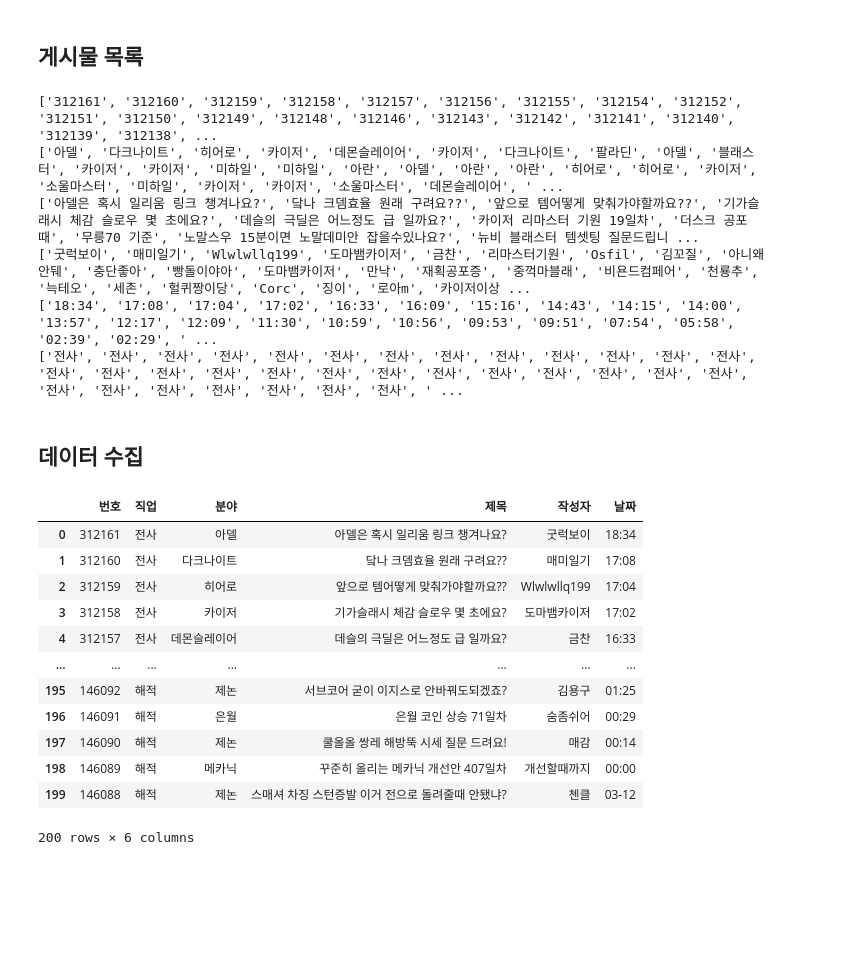
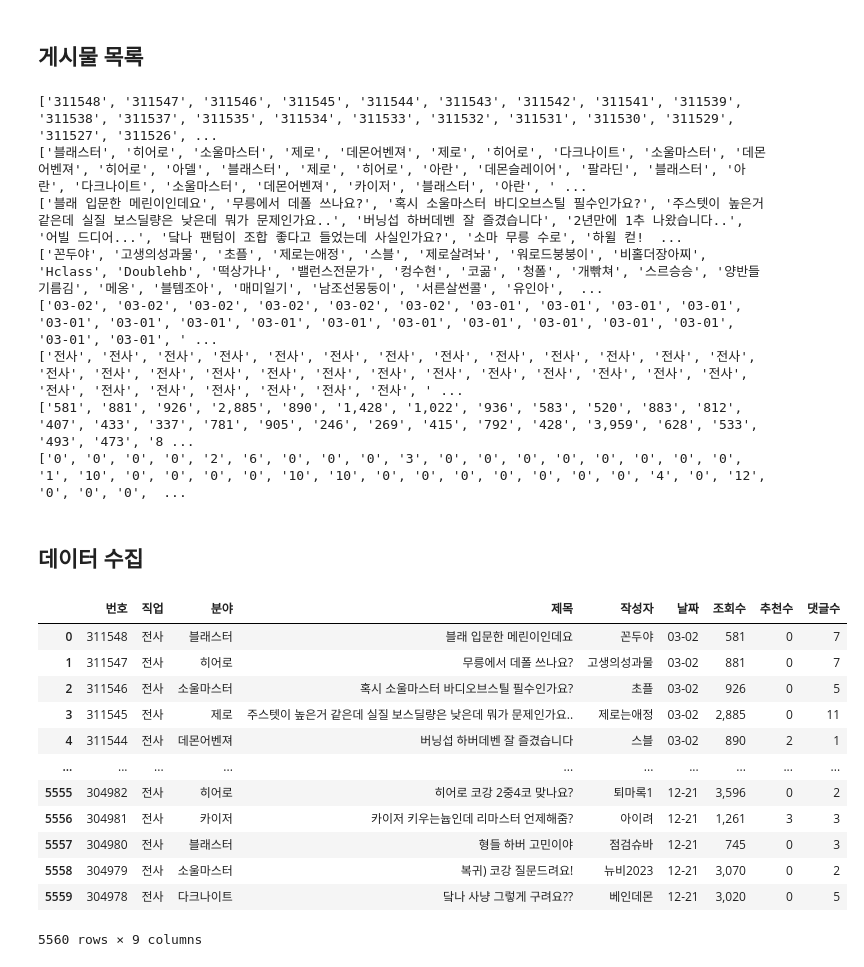
Before and after one commit to JaeHong-Park987/GAME_DATA, a Jupyter notebook: MapleStory/Inven 크롤링 .ipynb, the cells around one changed output. Drawn from its saved outputs; the diff is of its cells as text; code cells hidden in the pictures; blank space fills up the shorter version.

```diff
--- a/MapleStory/Inven 크롤링 .ipynb
+++ b/MapleStory/Inven 크롤링 .ipynb
@@ -62,18 +31,20 @@ pirate.text[1100:1200]
+# %%
+warrior_text = []
+
+for page_number in range(15, 154):
+    warrior = web_server_request(2294, page_number)
+    warrior_text.append(warrior.text)
 # %% [markdown]
 ## HTML 파싱
 # %%
-# 5개의 직업 서버 응답 텍스트 리스트 생성
-job_text = [warrior.text, wizard.text, archer.text, thief.text, pirate.text]
-
-# 파싱한 내용을 담을 리스트 생성
 soup_list = []
 
 # BeautifulSoup 함수로 HTML 문서 구조를 파싱
-for text in job_text:
+for text in warrior_text:
     soup = BeautifulSoup(text, 'html.parser')
     soup_list.append(soup)
     # 파싱한 내용을 담고 있는 객체의 자료형 확인
-    print(type(soup))
+    # print(type(soup))
 # %% [output]
 <class 'bs4.BeautifulSoup'>
 <class 'bs4.BeautifulSoup'>
@@ -85,7 +65,0 @@ for text in job_text:
-# %%
-for soup in soup_list:
-    # <span class="main">메이플스토리 인벤 전사 게시판</span>
-    # span 태그의 class 속성값을 활용하여 게시판 제목이 포함되어 있는 요소를 찾습니다.
-    board_title_tag = soup.find("span", attrs = {'class' : 'main'})
-    board_title = board_title_tag.get_text()
-    print("게시판 제목 : ",board_title)
@@ -104,6 +72,9 @@ post_title_list = []
 post_writer_list = []
 post_date_list = []
 job_list = []
+view_list = []
+reco_list = []
+comment_list = []
 
 for soup in soup_list:
     post_list_tag = soup.find("tbody")
@@ -129,6 +100,15 @@ for soup in soup_list:
         post_date = tr_tag.find("td", attrs = {'class' : 'date'}).get_text()
         post_date_list.append(post_date)
 
+        view = tr_tag.find("td", attrs = {'class' : 'view'}).get_text()
+        view_list.append(view)
+
+        reco = tr_tag.find("td", attrs = {'class' : 'reco'}).get_text()
+        reco_list.append(reco)
+
+        comment = tr_tag.find("span", attrs = {'class' : 'con-comment'}).get_text().strip("[""]")
+        comment_list.append(comment)
+
 
 print(post_num_list)
 print(post_category_list)
@@ -136,38 +116,46 @@ print(post_title_list)
 print(post_writer_list)
 print(post_date_list)
 print(job_list)
+print(view_list)
+print(reco_list)
+print(comment_list)
 # %% [output]
-['312161', '312160', '312159', '312158', '312157', '312156', '312155', '312154', '312152', '312151', '312150', '312149', '312148', '312146', '312143', '312142', '312141', '312140', '312139', '312138', ...
-['아델', '다크나이트', '히어로', '카이저', '데몬슬레이어', '카이저', '다크나이트', '팔라딘', '아델', '블래스터', '카이저', '카이저', '미하일', '미하일', '아란', '아델', '아란', '아란', '히어로', '히어로', '카이저', '소울마스터', '미하일', '카이저', '카이저', '소울마스터', '데몬슬레이어', ' ...
-['아델은 혹시 일리움 링크 챙겨나요?', '닼나 크뎀효율 원래 구려요??', '앞으로 템어떻게 맞춰가야할까요??', '기가슬래시 체감 슬로우 몇 초에요?', '데슬의 극딜은 어느정도 급 일까요?', '카이저 리마스터 기원 19일차', '더스크 공포때', '무릉70 기준', '노말스우 15분이면 노말데미안 잡을수있나요?', '뉴비 블래스터 템셋팅 질문드립니 ...
-['굿럭보이', '매미일기', 'Wlwlwllq199', '도마뱀카이저', '금찬', '리마스터기원', 'Osfil', '김꼬질', '아니왜안뒈', '충단좋아', '빵돌이야아', '도마뱀카이저', '만낙', '재획공포증', '중꺽마블래', '비욘드컴페어', '천룡추', '늑테오', '세존', '헐퀴짱이당', 'Corc', '징이', '로아m', '카이저이상 ...
-['18:34', '17:08', '17:04', '17:02', '16:33', '16:09', '15:16', '14:43', '14:15', '14:00', '13:57', '12:17', '12:09', '11:30', '10:59', '10:56', '09:53', '09:51', '07:54', '05:58', '02:39', '02:29', ' ...
+['311548', '311547', '311546', '311545', '311544', '311543', '311542', '311541', '311539', '311538', '311537', '311535', '311534', '311533', '311532', '311531', '311530', '311529', '311527', '311526', ...
+['블래스터', '히어로', '소울마스터', '제로', '데몬어벤져', '제로', '히어로', '다크나이트', '소울마스터', '데몬어벤져', '히어로', '아델', '블래스터', '제로', '히어로', '아란', '데몬슬레이어', '팔라딘', '블래스터', '아란', '다크나이트', '소울마스터', '데몬어벤져', '카이저', '블래스터', '아란', ' ...
+['블래 입문한 메린이인데요', '무릉에서 데폴 쓰나요?', '혹시 소울마스터 바디오브스틸 필수인가요?', '주스텟이 높은거 같은데 실질 보스딜량은 낮은데 뭐가 문제인가요..', '버닝섭 하버데벤 잘 즐겼습니다', '2년만에 1추 나왔습니다..', '어빌 드디어...', '닼나 팬텀이 조합 좋다고 들었는데 사실인가요?', '소마 무릉 수로', '하윌 컫!  ...
+['꼰두야', '고생의성과물', '초플', '제로는애정', '스블', '제로살려놔', '워로드붕붕이', '비홀더장아찌', 'Hclass', 'Doublehb', '떡상가나', '밸런스전문가', '컹수현', '코곪', '청폴', '개빢쳐', '스르승승', '양반들기름김', '메옹', '블템조아', '매미일기', '남조선몽둥이', '서른살썬콜', '유인아',  ...
+['03-02', '03-02', '03-02', '03-02', '03-02', '03-02', '03-01', '03-01', '03-01', '03-01', '03-01', '03-01', '03-01', '03-01', '03-01', '03-01', '03-01', '03-01', '03-01', '03-01', '03-01', '03-01', ' ...
 ['전사', '전사', '전사', '전사', '전사', '전사', '전사', '전사', '전사', '전사', '전사', '전사', '전사', '전사', '전사', '전사', '전사', '전사', '전사', '전사', '전사', '전사', '전사', '전사', '전사', '전사', '전사', '전사', '전사', '전사', '전사', '전사', '전사', ' ...
+['581', '881', '926', '2,885', '890', '1,428', '1,022', '936', '583', '520', '883', '812', '407', '433', '337', '781', '905', '246', '269', '415', '792', '428', '3,959', '628', '533', '493', '473', '8 ...
+['0', '0', '0', '0', '2', '6', '0', '0', '0', '3', '0', '0', '0', '0', '0', '0', '0', '0', '1', '10', '0', '0', '0', '0', '10', '10', '0', '0', '0', '0', '0', '0', '0', '4', '0', '12', '0', '0', '0',  ...
 # %% [markdown]
 ## 데이터 수집
 # %%
 dict_data = {
     '번호' : post_num_list,
     '직업' : job_list,
     '분야' : post_category_list,
     '제목' : post_title_list,
     '작성자' : post_writer_list,
-    '날짜' : post_date_list
+    '날짜' : post_date_list,
+    '조회수' : view_list,
+    '추천수' : reco_list,
+    '댓글수' : comment_list
 }
 
 df_data = pd.DataFrame(dict_data)
 df_data
 # %% [output]
-|  | 번호 | 직업 | 분야 | 제목 | 작성자 | 날짜 |
-| 0 | 312161 | 전사 | 아델 | 아델은 혹시 일리움 링크 챙겨나요? | 굿럭보이 | 18:34 |
-| 1 | 312160 | 전사 | 다크나이트 | 닼나 크뎀효율 원래 구려요?? | 매미일기 | 17:08 |
-| 2 | 312159 | 전사 | 히어로 | 앞으로 템어떻게 맞춰가야할까요?? | Wlwlwllq199 | 17:04 |
-| 3 | 312158 | 전사 | 카이저 | 기가슬래시 체감 슬로우 몇 초에요? | 도마뱀카이저 | 17:02 |
-| 4 | 312157 | 전사 | 데몬슬레이어 | 데슬의 극딜은 어느정도 급 일까요? | 금찬 | 16:33 |
-| ... | ... | ... | ... | ... | ... | ... |
-| 195 | 146092 | 해적 | 제논 | 서브코어 굳이 이지스로 안바꿔도되겠죠? | 김용구 | 01:25 |
-| 196 | 146091 | 해적 | 은월 | 은월 코인 상승 71일차 | 숨좀쉬어 | 00:29 |
-| 197 | 146090 | 해적 | 제논 | 쿨올올 쌍레 해방뚝 시세 질문 드려요! | 매감 | 00:14 |
-| 198 | 146089 | 해적 | 메카닉 | 꾸준히 올리는 메카닉 개선안 407일차 | 개선할때까지 | 00:00 |
-| 199 | 146088 | 해적 | 제논 | 스매셔 차징 스턴증발 이거 전으로 돌려줄때 안됐냐? | 첸클 | 03-12 |
+|  | 번호 | 직업 | 분야 | 제목 | 작성자 | 날짜 | 조회수 | 추천수 | 댓글수 |
+| 0 | 311548 | 전사 | 블래스터 | 블래 입문한 메린이인데요 | 꼰두야 | 03-02 | 581 | 0 | 7 |
+| 1 | 311547 | 전사 | 히어로 | 무릉에서 데폴 쓰나요? | 고생의성과물 | 03-02 | 881 | 0 | 7 |
+| 2 | 311546 | 전사 | 소울마스터 | 혹시 소울마스터 바디오브스틸 필수인가요? | 초플 | 03-02 | 926 | 0 | 5 |
+| 3 | 311545 | 전사 | 제로 | 주스텟이 높은거 같은데 실질 보스딜량은 낮은데 뭐가 문제인가요.. | 제로는애정 | 03-02 | 2,885 | 0 | 11 |
+| 4 | 311544 | 전사 | 데몬어벤져 | 버닝섭 하버데벤 잘 즐겼습니다 | 스블 | 03-02 | 890 | 2 | 1 |
+| ... | ... | ... | ... | ... | ... | ... | ... | ... | ... |
+| 5555 | 304982 | 전사 | 히어로 | 히어로 코강 2중4코 맞나요? | 퇴마록1 | 12-21 | 3,596 | 0 | 2 |
+| 5556 | 304981 | 전사 | 카이저 | 카이저 키우는늅인데 리마스터 언제해줌? | 아이려 | 12-21 | 1,261 | 3 | 3 |
+| 5557 | 304980 | 전사 | 블래스터 | 형들 하버 고민이야 | 점검슈바 | 12-21 | 745 | 0 | 3 |
+| 5558 | 304979 | 전사 | 소울마스터 | 복귀) 코강 질문드려요! | 뉴비2023 | 12-21 | 3,070 | 0 | 2 |
+| 5559 | 304978 | 전사 | 다크나이트 | 닼나 사냥 그렇게 구려요?? | 베인데몬 | 12-21 | 3,020 | 0 | 5 |
-200 rows × 6 columns
+5560 rows × 9 columns
```
Also changed, not shown: parts of 14 cells of this notebook.
